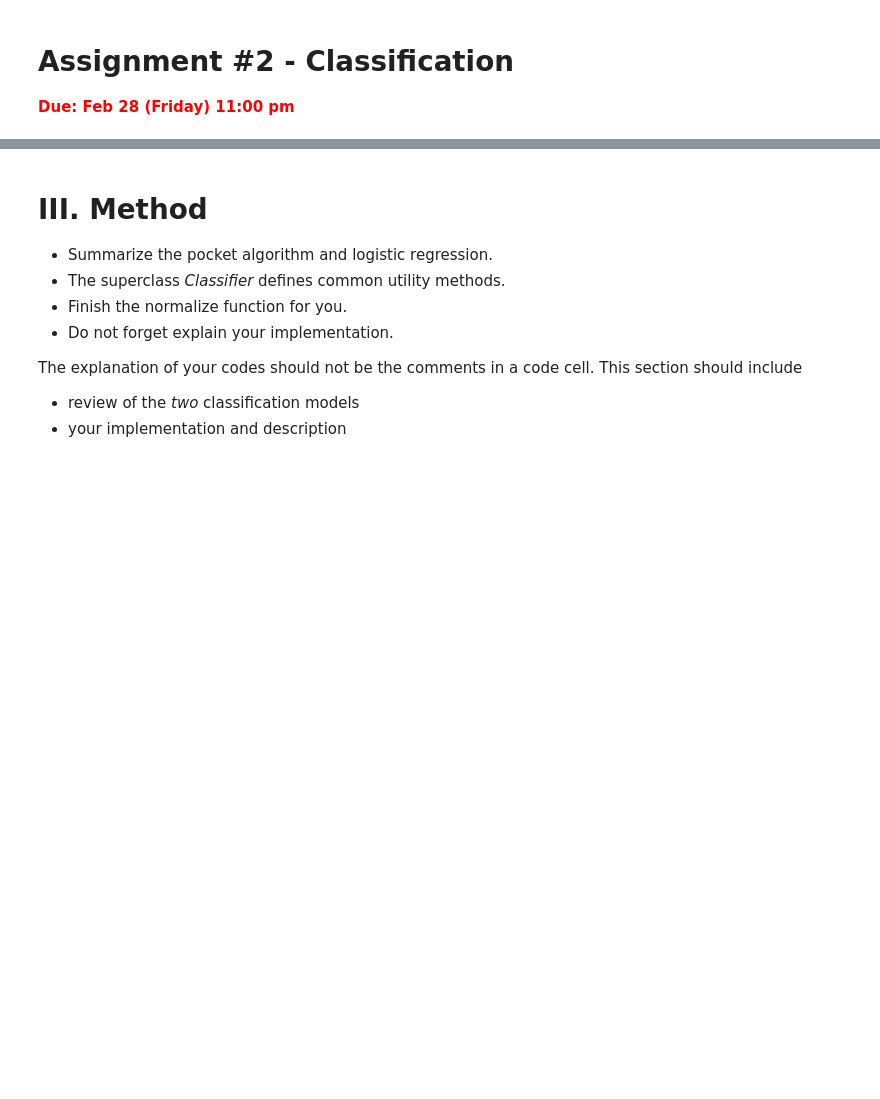
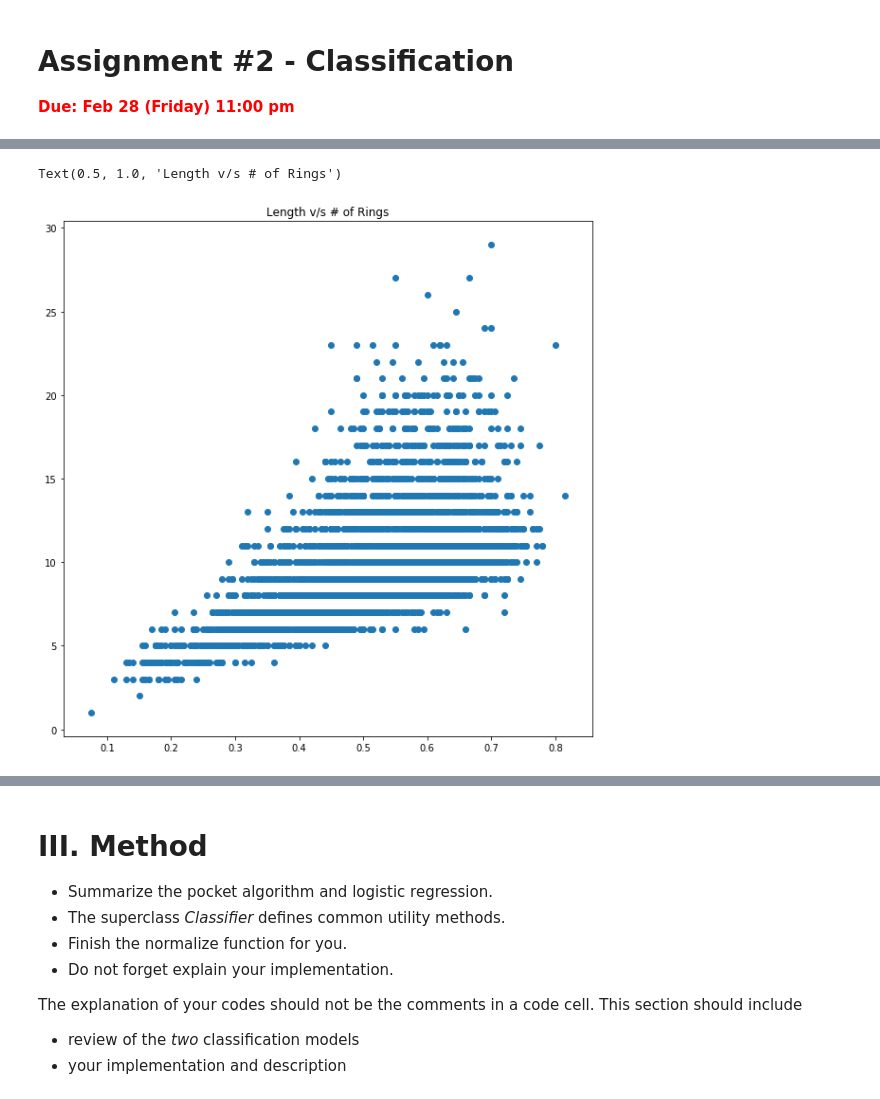
Before and after one commit to danielquach21/machinelearning, a Jupyter notebook: Assignment2/DanielQuach_Assignment2.ipynb, the cells around one changed output, grey strips where cells are left out. Saved outputs shown, nothing was run; the diff lists cells and outputs as text; code cells hidden in the pictures; blank space fills up the shorter version.

```diff
--- a/Assignment2/DanielQuach_Assignment2.ipynb
+++ b/Assignment2/DanielQuach_Assignment2.ipynb
@@ -15,0 +22,6 @@ You can reuse the data that you examined in Assignment #0 (of course for classif
+# %%
+data = pd.read_csv("abalone.csv")
+data2 = pd.read_csv("abalone.csv")
+data.columns = ['Sex', 'Length', 'Diameter', 'Height', 'Whole weight', 'Shucked weight', 'Viscera weight', 'Shell weight', 'Rings']
+data2.columns = ['Sex', 'Length', 'Diameter', 'Height', 'Whole weight', 'Shucked weight', 'Viscera weight', 'Shell weight', 'Rings']
+data
@@ -15,0 +47,31 @@ You can reuse the data that you examined in Assignment #0 (of course for classif
+# %%
+data = data.dropna()
+data2 = data[data['Rings']==1][:5]
+data2 = data2.append(data[data['Rings']==2][:5])
+data2 = data2.append(data[data['Rings']==3][:5])
+data2 = data2.append(data[data['Rings']==4][:5])
+data2 = data2.append(data[data['Rings']==5][:5])
+data2 = data2.append(data[data['Rings']==6][:5])
+data2 = data2.append(data[data['Rings']==7][:5])
+data2 = data2.append(data[data['Rings']==8][:5])
+data2 = data2.append(data[data['Rings']==9][:5])
+data2 = data2.append(data[data['Rings']==10][:5])
+data2 = data2.append(data[data['Rings']==11][:5])
+data2 = data2.append(data[data['Rings']==12][:5])
+data2 = data2.append(data[data['Rings']==13][:5])
+data2 = data2.append(data[data['Rings']==14][:5])
+data2 = data2.append(data[data['Rings']==15][:5])
+data2 = data2.append(data[data['Rings']==16][:5])
+data2 = data2.append(data[data['Rings']==17][:5])
+data2 = data2.append(data[data['Rings']==18][:5])
+data2 = data2.append(data[data['Rings']==19][:5])
+data2 = data2.append(data[data['Rings']==20][:5])
+data2 = data2.append(data[data['Rings']==21][:5])
+data2 = data2.append(data[data['Rings']==22][:5])
+data2 = data2.append(data[data['Rings']==23][:5])
+data2 = data2.append(data[data['Rings']==24][:5])
+data2 = data2.append(data[data['Rings']==25][:5])
+data2 = data2.append(data[data['Rings']==26][:5])
+data2 = data2.append(data[data['Rings']==27][:5])
+
+data2
@@ -15,0 +126,7 @@ You can reuse the data that you examined in Assignment #0 (of course for classif
+# %%
+plt.figure(figsize=(10, 10))
+plt.scatter(data.iloc[:, 1],data.iloc[:, 8])
+plt.title('Length v/s # of Rings')
+# %% [output]
+Text(0.5, 1.0, 'Length v/s # of Rings')
+[figure, added]
```
Also changed, not shown: parts of 21 cells of this notebook, 9 other files.
